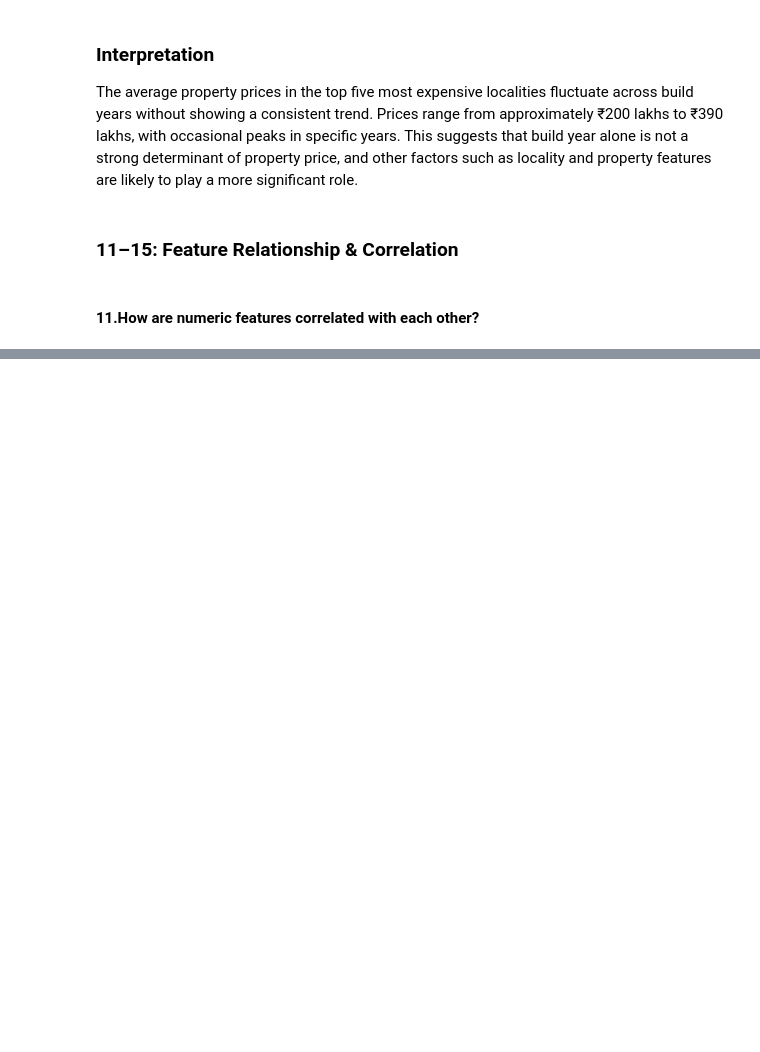
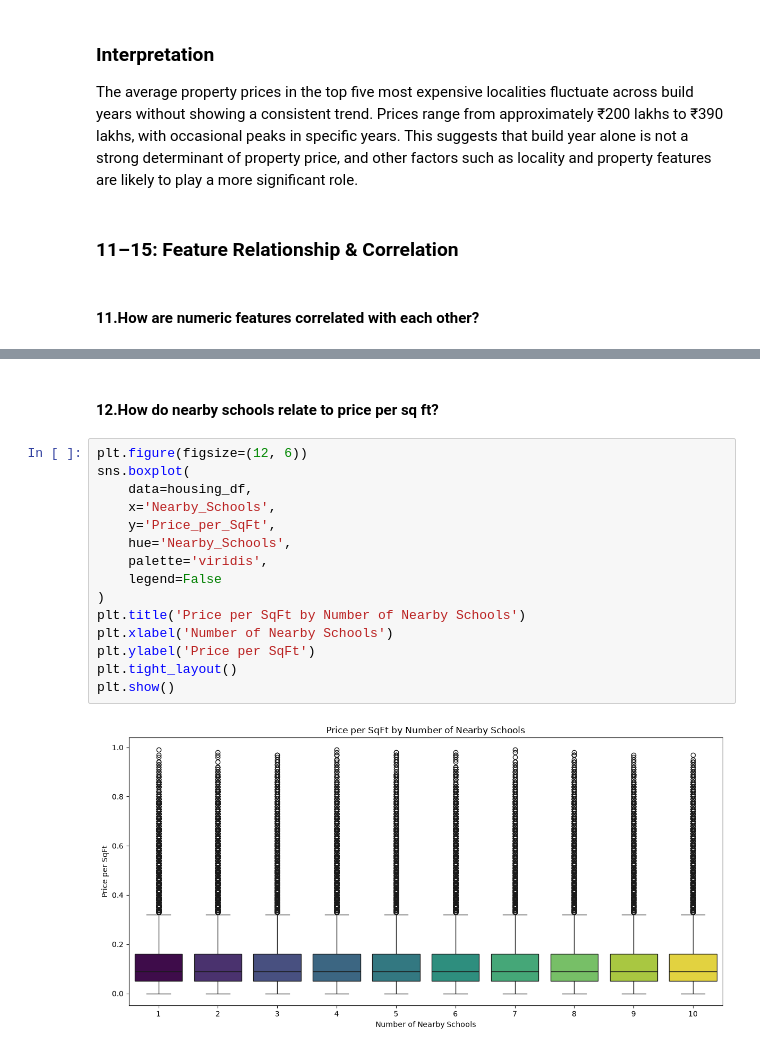
Before and after one commit to mukundnaramesh2605/Real-Estate-Investment-Advisor---Predicting-Property-Profitability-Future-Value, a Jupyter notebook: EDA.ipynb, the cells around one changed output, grey strips where cells are left out. Cells and saved outputs as stored; diff of their text form; blank space fills up the shorter version.

```diff
--- a/EDA.ipynb
+++ b/EDA.ipynb
@@ -421,0 +440,19 @@ The average property prices in the top five most expensive localities fluctuate
+# %% [markdown]
+#### 12.How do nearby schools relate to price per sq ft?
+# %%
+plt.figure(figsize=(12, 6))
+sns.boxplot(
+    data=housing_df,
+    x='Nearby_Schools',
+    y='Price_per_SqFt',
+    hue='Nearby_Schools',
+    palette='viridis',
+    legend=False
+)
+plt.title('Price per SqFt by Number of Nearby Schools')
+plt.xlabel('Number of Nearby Schools')
+plt.ylabel('Price per SqFt')
+plt.tight_layout()
+plt.show()
+# %% [output]
+[figure, added]
```
Also changed, not shown: parts of 20 cells of this notebook, 1 other file.
